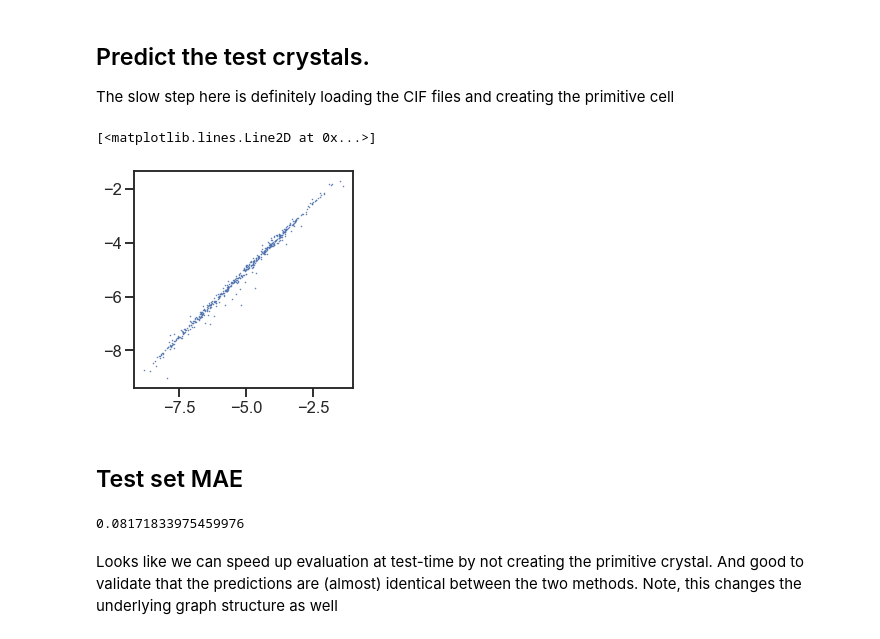
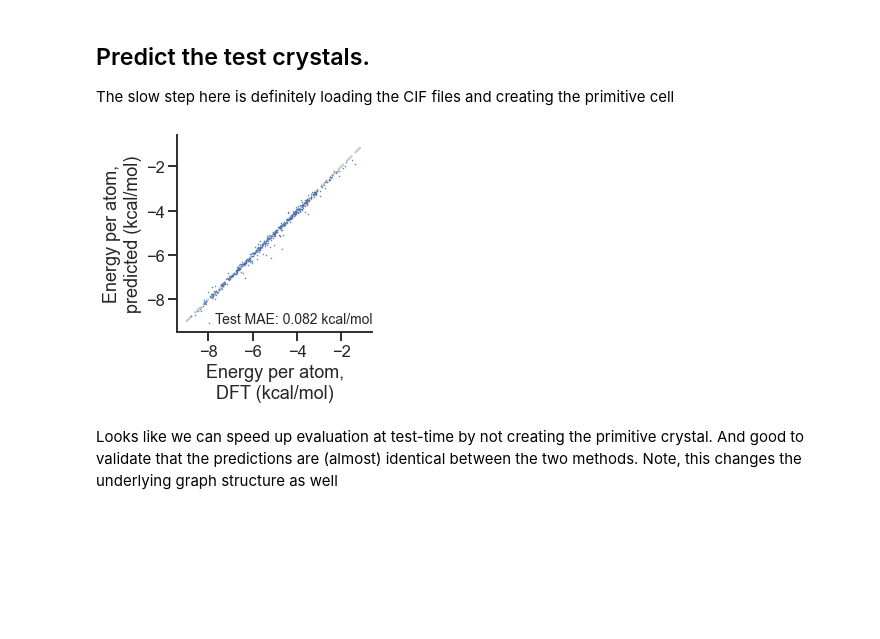
Before and after one commit to pstjohn/crystal-gnn, a Jupyter notebook: run_test.ipynb, the cells around one changed output. Drawn from its saved outputs; the diff is of its cells as text; code cells hidden in the pictures; blank space fills up the shorter version.

```diff
--- a/run_test.ipynb
+++ b/run_test.ipynb
@@ -27,10 +31,11 @@ plt.ylim([0.05, 0.2])
 import pickle
 import tensorflow as tf
 import nfp
-from nfp_extensions import RBFExpansion
+from nfp_extensions import RBFExpansion, CifPreprocessor
 
-with open('tfrecords/preprocessor.p', 'rb') as f:
-    preprocessor = pickle.load(f)
+# Initialize the preprocessor class.
+preprocessor = CifPreprocessor(num_neighbors=12)
+preprocessor.from_json('tfrecords/preprocessor.json')
 
 model = tf.keras.models.load_model(
     'trained_model/best_model.hdf5',
@@ -79,26 +84,30 @@ test_dataset = tf.data.Dataset.from_generator(
     output_types=preprocessor.output_types,
     output_shapes=preprocessor.output_shapes)\
     .padded_batch(batch_size=128,
-                  padded_shapes=preprocessor.padded_shapes(),
+                  padded_shapes=preprocessor.padded_shapes(max_sites=256, max_bonds=2048),
                   padding_values=preprocessor.padding_values)
 # %% [markdown]
 ## Predict the test crystals.
 The slow step here is definitely loading the CIF files and creating the primitive cell
 # %%
 predictions = model.predict(test_dataset)
-# %%
-fig = plt.figure(figsize=(4,4))
-ax = fig.add_subplot(111, aspect='equal')
-ax.plot(test.energyperatom, predictions, '.', ms=1)
-# %% [output]
-[<matplotlib.lines.Line2D at 0x...>]
-[figure, removed]
-# %% [markdown]
-## Test set MAE
-# %%
-(test.energyperatom - predictions.squeeze()).abs().mean()
-# %% [output]
-0.08171833975459976
+# %%
+fig = plt.figure(figsize=(4,4))
+ax = fig.add_subplot(111, aspect='equal')
+ax.plot(test.energyperatom, predictions, '.', ms=1)
+ax.plot([-9, -1], [-9, -1], '--', color='.8', zorder=0)
+ax.set_xticks([-2, -4, -6, -8])
+plt.ylabel('Energy per atom,\npredicted (kcal/mol)')
+plt.xlabel('Energy per atom,\nDFT (kcal/mol)')
+plt.tight_layout()
+
+ax.text(1., 0.025, f'Test MAE: {(test.energyperatom - predictions.squeeze()).abs().mean():.3f} kcal/mol',
+        ha='right', va='bottom', transform=ax.transAxes, fontsize=14)
+
+sns.despine(trim=False)
+plt.savefig('figs/test_parity.svg')
+# %% [output]
+[figure, added]
 # %% [markdown]
 Looks like we can speed up evaluation at test-time by not creating the primitive crystal. And good to validate that the predictions are (almost) identical between the two methods. Note, this changes the underlying graph structure as well
 # %%
```
Also changed, not shown: parts of 4 cells of this notebook, 10 other files.
